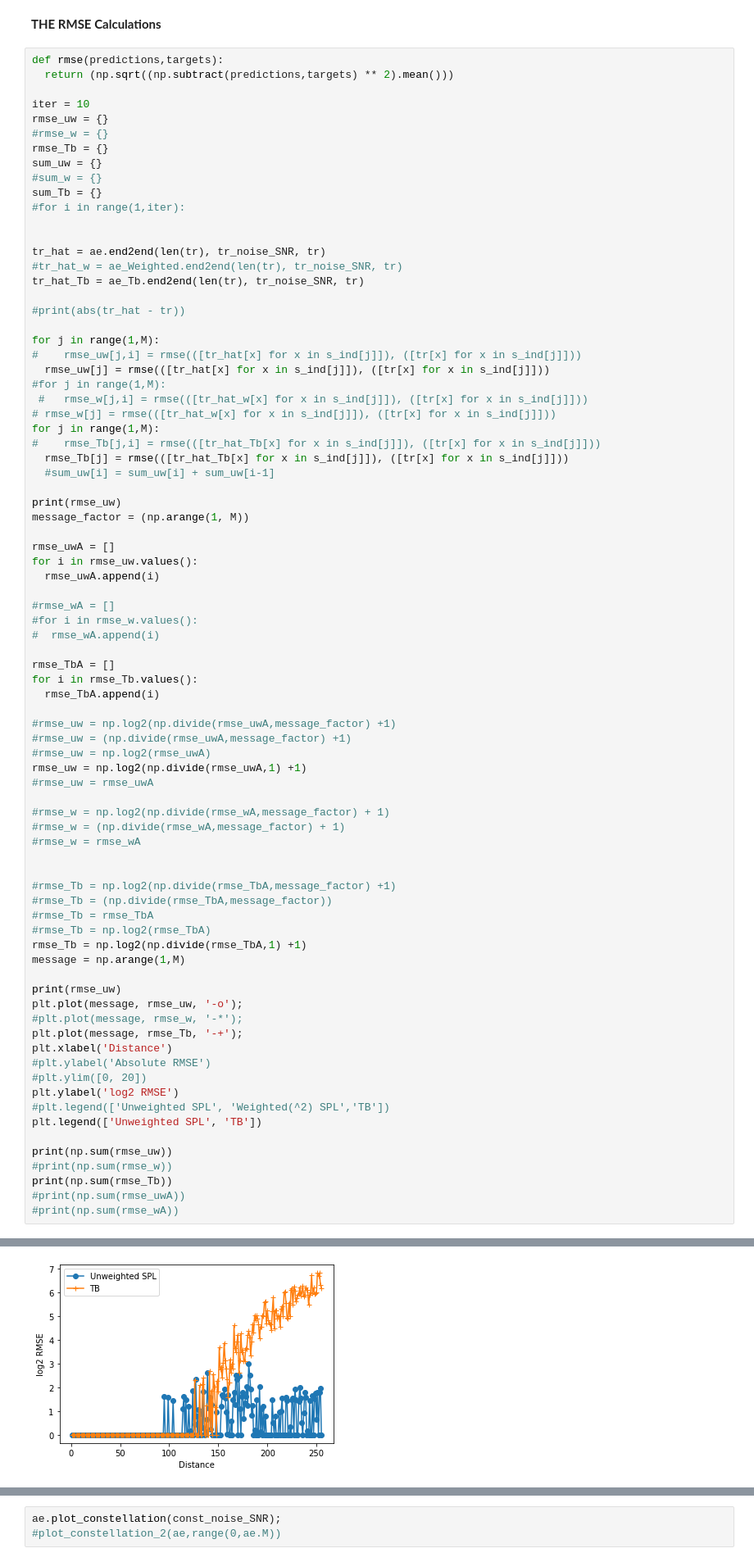
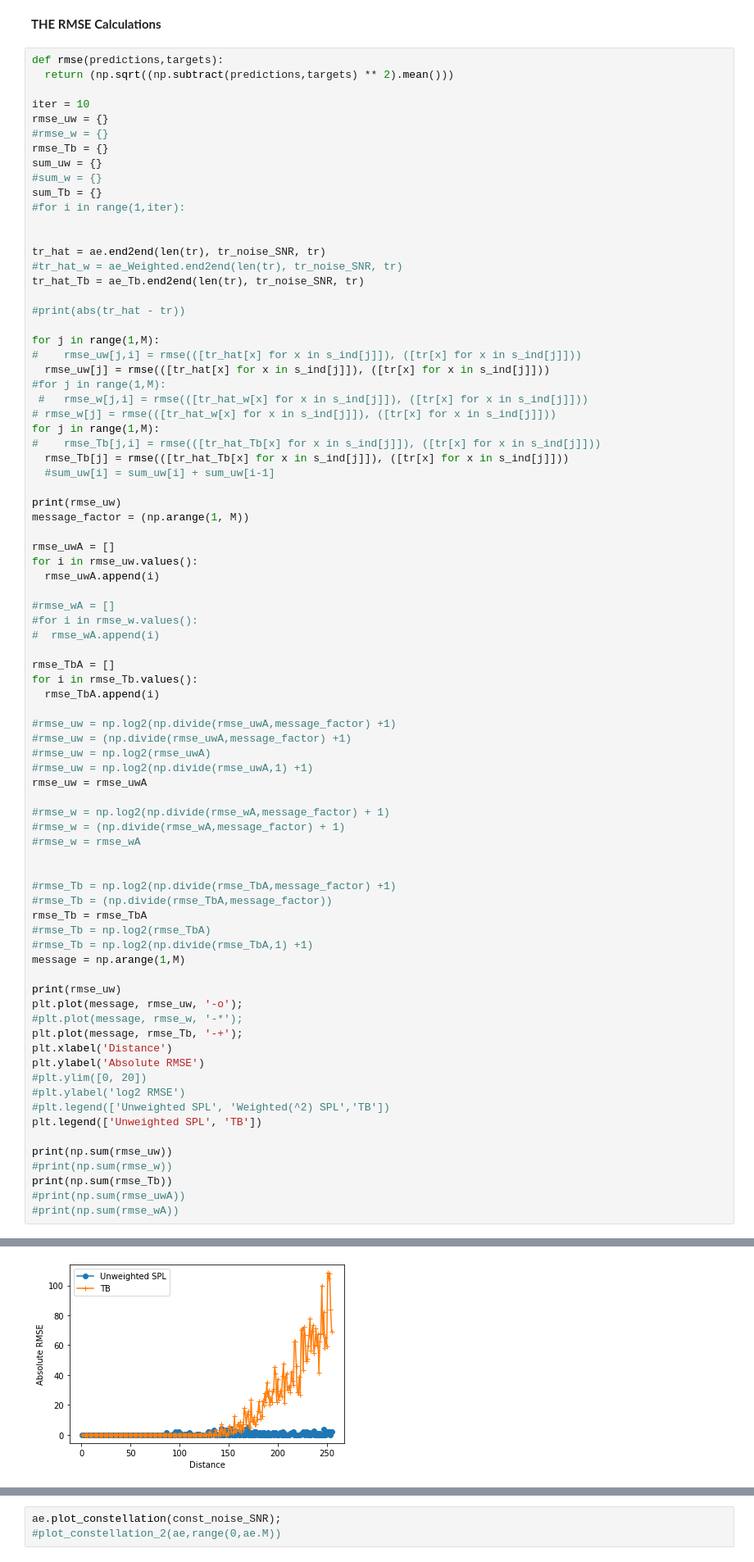
Before and after one commit to neelabhro/Deep-Learning-based-Wireless-Communications, a Jupyter notebook: SPL_uw_TB_PC.ipynb, the cells around one changed output, grey strips where cells are left out. Shown at 82% size. Saved outputs shown, nothing was run; the diff lists cells and outputs as text.

```diff
--- a/SPL_uw_TB_PC.ipynb
+++ b/SPL_uw_TB_PC.ipynb
@@ -939,8 +939,8 @@ for i in rmse_Tb.values():
 #rmse_uw = np.log2(np.divide(rmse_uwA,message_factor) +1)
 #rmse_uw = (np.divide(rmse_uwA,message_factor) +1)
 #rmse_uw = np.log2(rmse_uwA)
-rmse_uw = np.log2(np.divide(rmse_uwA,1) +1)
-#rmse_uw = rmse_uwA
+#rmse_uw = np.log2(np.divide(rmse_uwA,1) +1)
+rmse_uw = rmse_uwA
 
 #rmse_w = np.log2(np.divide(rmse_wA,message_factor) + 1)
 #rmse_w = (np.divide(rmse_wA,message_factor) + 1)
@@ -949,9 +949,9 @@ rmse_uw = np.log2(np.divide(rmse_uwA,1) +1)
 
 #rmse_Tb = np.log2(np.divide(rmse_TbA,message_factor) +1)
 #rmse_Tb = (np.divide(rmse_TbA,message_factor))
-#rmse_Tb = rmse_TbA
+rmse_Tb = rmse_TbA
 #rmse_Tb = np.log2(rmse_TbA)
-rmse_Tb = np.log2(np.divide(rmse_TbA,1) +1)
+#rmse_Tb = np.log2(np.divide(rmse_TbA,1) +1)
 message = np.arange(1,M)
 
 print(rmse_uw)
@@ -959,9 +959,9 @@ plt.plot(message, rmse_uw, '-o');
 #plt.plot(message, rmse_w, '-*');
 plt.plot(message, rmse_Tb, '-+');
 plt.xlabel('Distance')
-#plt.ylabel('Absolute RMSE')
+plt.ylabel('Absolute RMSE')
 #plt.ylim([0, 20])
-plt.ylabel('log2 RMSE')
+#plt.ylabel('log2 RMSE')
 #plt.legend(['Unweighted SPL', 'Weighted(^2) SPL','TB'])
 plt.legend(['Unweighted SPL', 'TB'])
 
@@ -991,4 +978,4 @@ print(np.sum(rmse_Tb))
-[figure, old version]
+[figure, new version]
 # %%
 def nsj_bler(predictions,targets):
   return 1 - (((np.equal(predictions,targets)).mean()))
```
Also changed, not shown: parts of 2 cells of this notebook.
